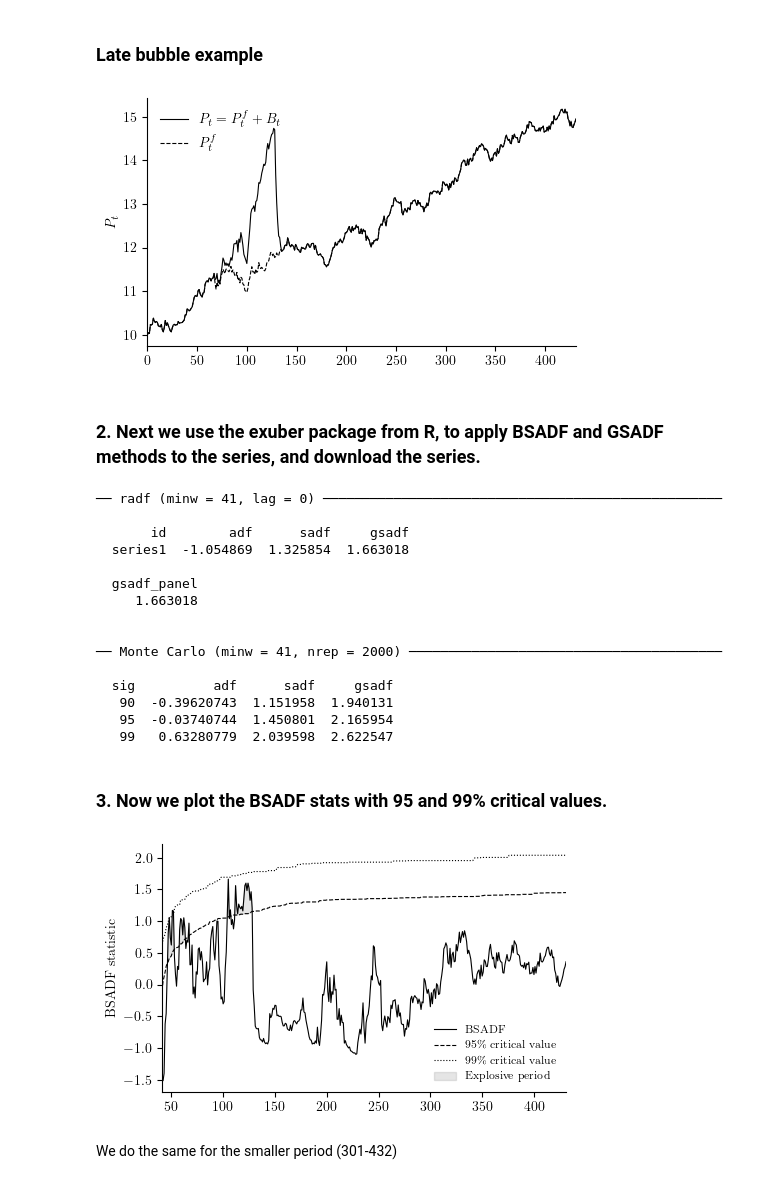
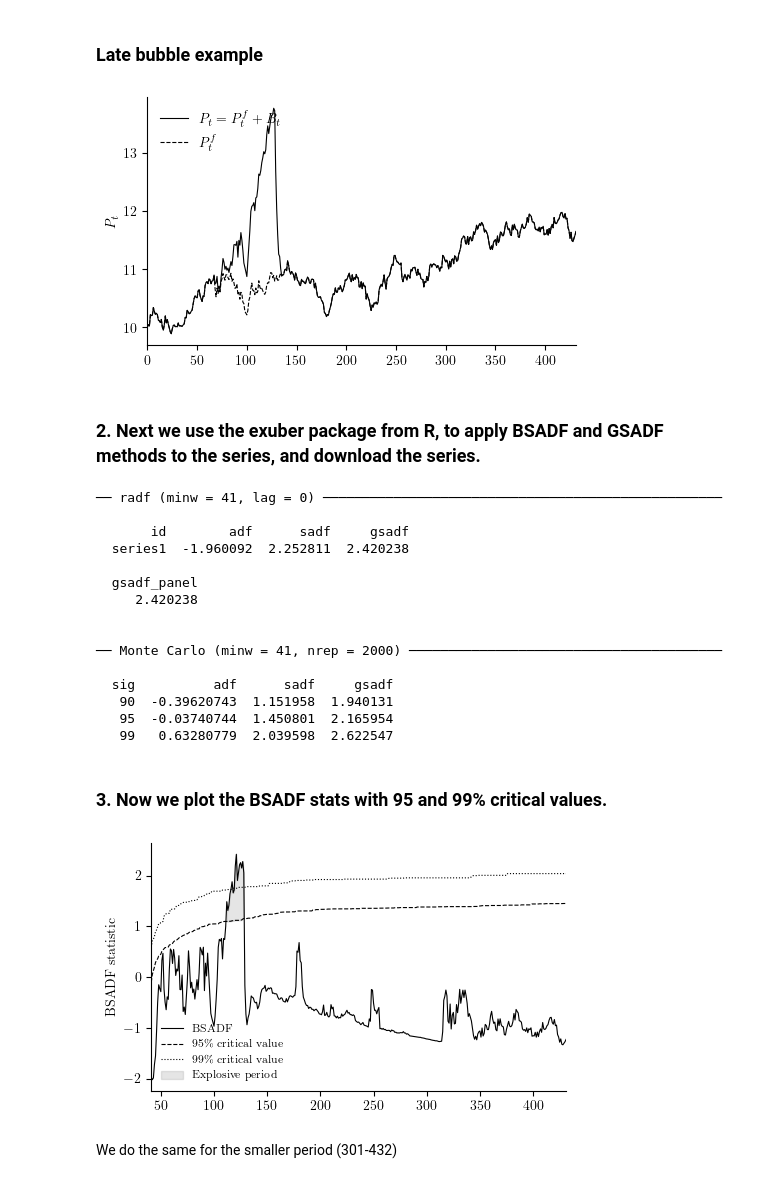
Before and after one commit to emilfriis/Bachelor, a Jupyter notebook: simulation/simulation_dotcom.ipynb, the cells around one changed output. Drawn from its saved outputs; the diff is of its cells as text; code cells hidden in the pictures.

```diff
--- a/simulation/simulation_dotcom.ipynb
+++ b/simulation/simulation_dotcom.ipynb
@@ -50,15 +48,15 @@ And the sample length as januar 1990 -> december 2025, then there are with month
 ### Late bubble example
 # %%
 # simulate random walk with drift - late bubbles
-
+T = 432
 Pf_dotcom, B_dotcom, P_dotcom = simulation_master.simulate_price_with_bubbles(
 
     # Sample size
-    T = 432,
+    T = T,
 
     # Fundamental component
     rho_f = 1.0,
-    mu_f = 0.01,
+    mu_f = 1/T,
     sigma_f = 0.08,
     Pf0 = 10.0,
 
@@ -91,34 +89,34 @@ Pf_dotcom, B_dotcom, P_dotcom = simulation_master.simulate_price_with_bubbles(
     seed = 5,
 )
 
 # font
 plt.rcParams['text.usetex'] = True
 plt.rcParams['font.family'] = 'serif'
 
 # plot
 plt.figure(figsize=(5, 3))
 plt.plot(P_dotcom.index, P_dotcom.values, color='black', linewidth=0.8, ls='-', label=r'$P_t = P_t^f + B_t$')
 plt.plot(Pf_dotcom.index, Pf_dotcom.values, color='black', linewidth=0.8, ls='--', label=r'$P_t^f$')
 plt.ylabel(r'$P_t$')
 
 # formatting
 plt.tight_layout()
 plt.gca().yaxis.set_major_formatter(FuncFormatter(lambda x, pos: f"{x:,.0f}".replace(",", ".")))
 # plt.grid(True, alpha=0.5, linestyle='--')
 plt.legend(frameon=False, loc='upper left')
 plt.xlim(P_dotcom.index.min(), P_dotcom.index.max())
 
 # cleaner axes
 plt.gca().spines['top'].set_visible(False)
 plt.gca().spines['right'].set_visible(False)
 
 # save and show
 plt.savefig('plots/P_dotcom.pdf')
 P_dotcom = P_dotcom.rename('P_dotcom')
 P_dotcom.to_csv('data/P_dotcom.csv', index=False)
 plt.show()
 # %% [output]
-[figure, old version]
+[figure, new version]
 # %% [markdown]
 ### 2. Next we use the exuber package from R, to apply BSADF and GSADF methods to the series, and download the series.
 # %%
@@ -157,10 +155,10 @@ write.csv(bsadf_cv, "results/P_dotcom_cv.csv", row.names = FALSE)
 ── radf (minw = 41, lag = 0) ───────────────────────────────────────────────────
 
        id        adf      sadf     gsadf
-  series1  -1.054869  1.325854  1.663018
+  series1  -1.960092  2.252811  2.420238
 
   gsadf_panel
-     1.663018
+     2.420238
 
 
 ── Monte Carlo (minw = 41, nrep = 2000) ────────────────────────────────────────
@@ -213,7 +211,7 @@ plt.gca().spines['right'].set_visible(False)
 plt.savefig("plots/P_dotcom_bsadf.pdf", bbox_inches="tight")
 plt.show()
 # %% [output]
-[figure, old version]
+[figure, new version]
 # %% [markdown]
 
 We do the same for the smaller period (301-432)
```
Also changed, not shown: parts of 3 cells of this notebook, 38 other files.
